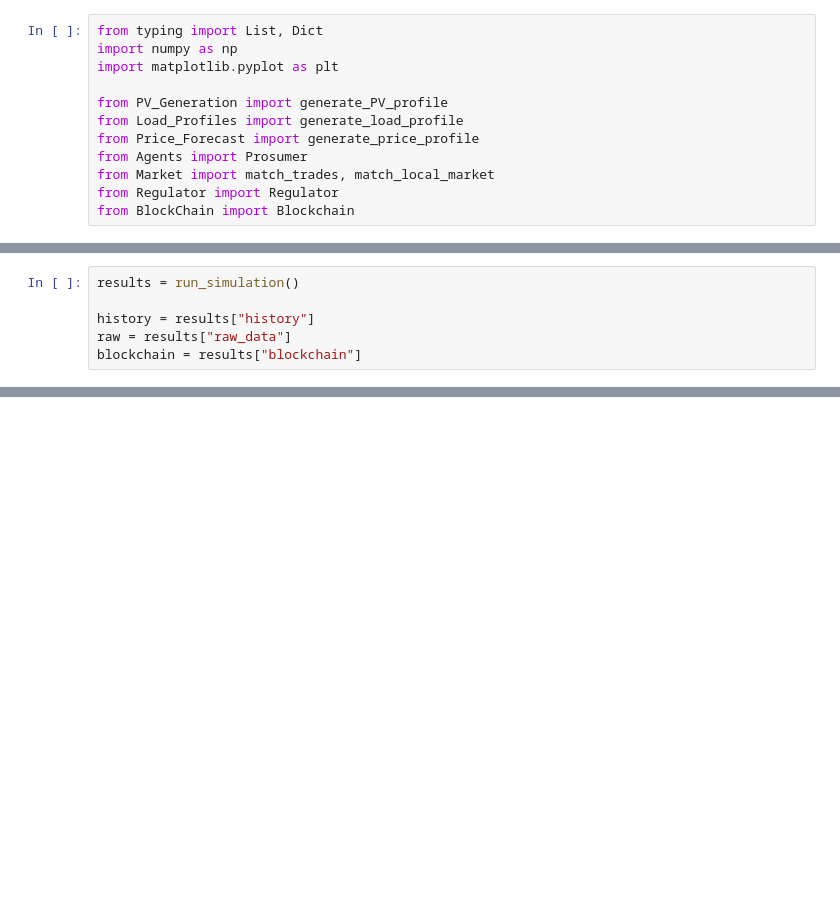
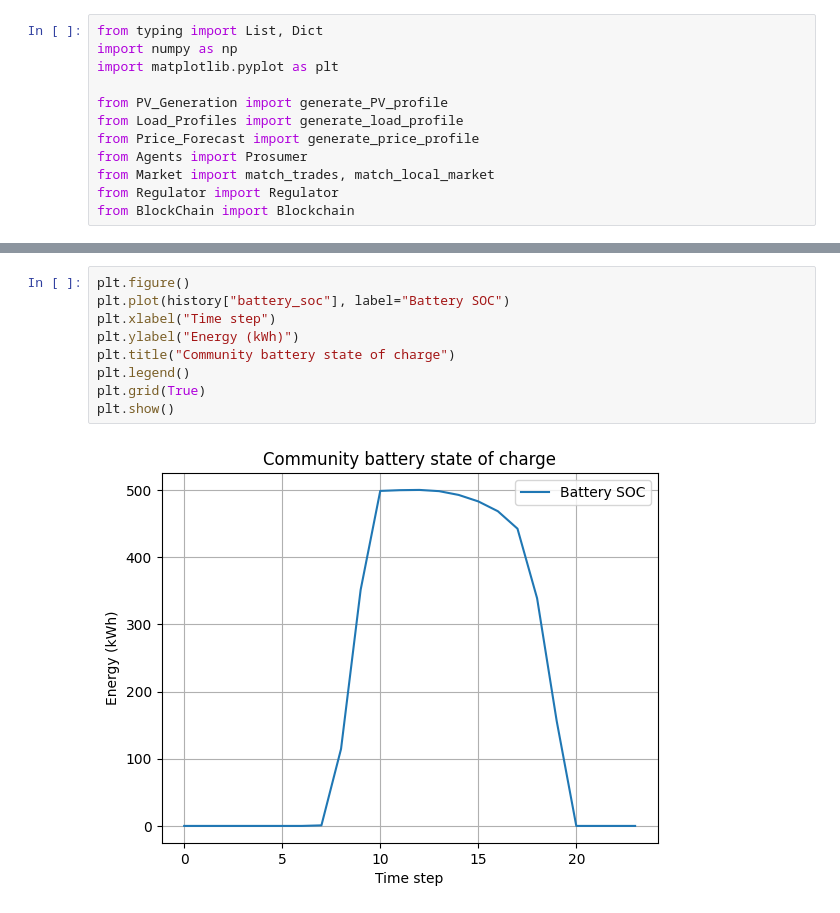
Before and after one commit to thatsnegar/Prosumer_Consumer, a Jupyter notebook: Simulation.ipynb, the cells around one changed output, grey strips where cells are left out. Saved outputs shown, nothing was run; the diff lists cells and outputs as text; blank space fills up the shorter version.

Commit message:
added battery storage to have local market trade

```diff
--- a/Simulation.ipynb
+++ b/Simulation.ipynb
@@ -174,6 +12,0 @@ def run_simulation(
-# %%
-results = run_simulation()
-
-history = results["history"]
-raw = results["raw_data"]
-blockchain = results["blockchain"]
@@ -383,0 +281,11 @@ plt.show()
+# %%
+plt.figure()
+plt.plot(history["battery_soc"], label="Battery SOC")
+plt.xlabel("Time step")
+plt.ylabel("Energy (kWh)")
+plt.title("Community battery state of charge")
+plt.legend()
+plt.grid(True)
+plt.show()
+# %% [output]
+[figure, added]
```
Also changed, not shown: parts of 41 cells of this notebook, 2 other files.
